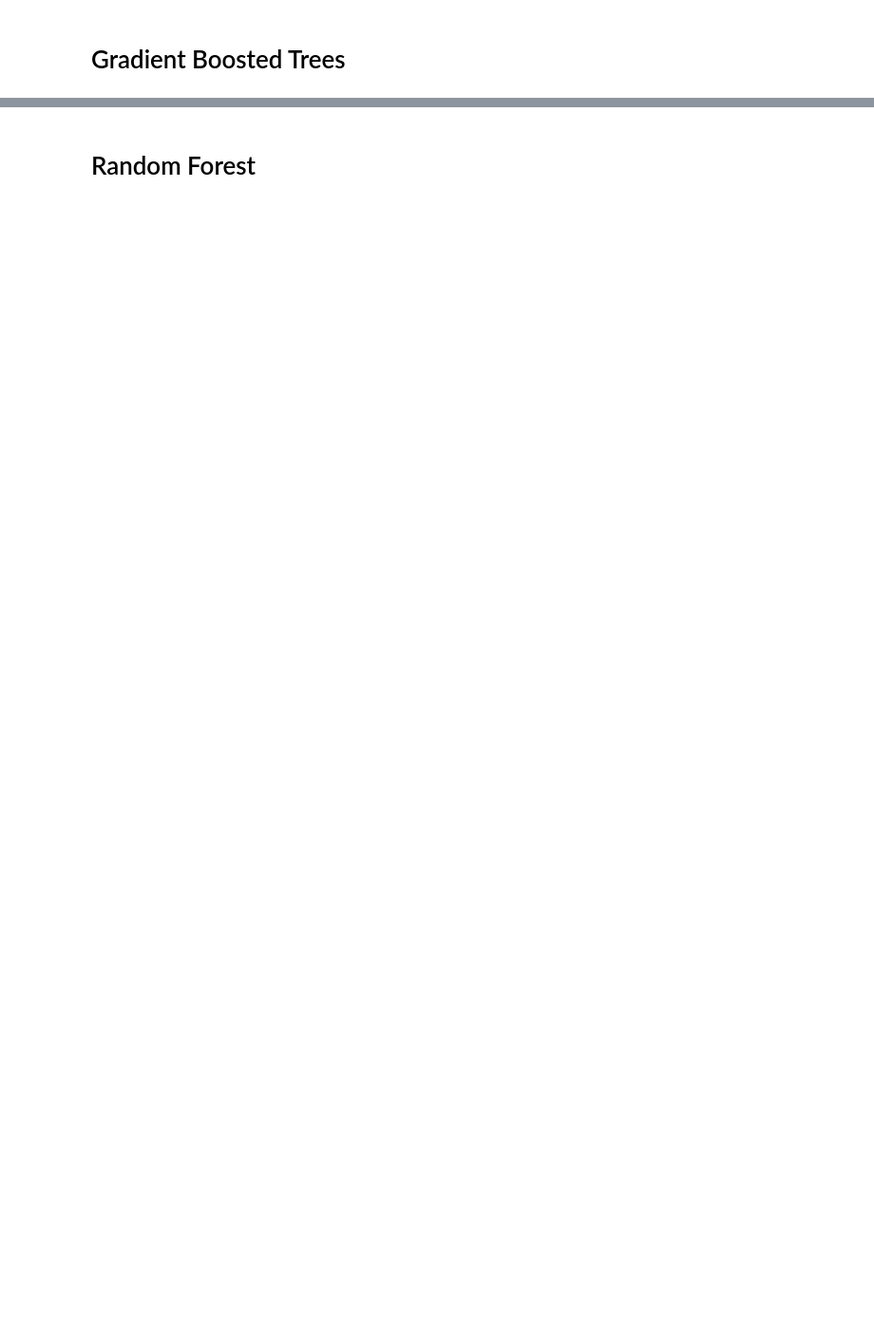
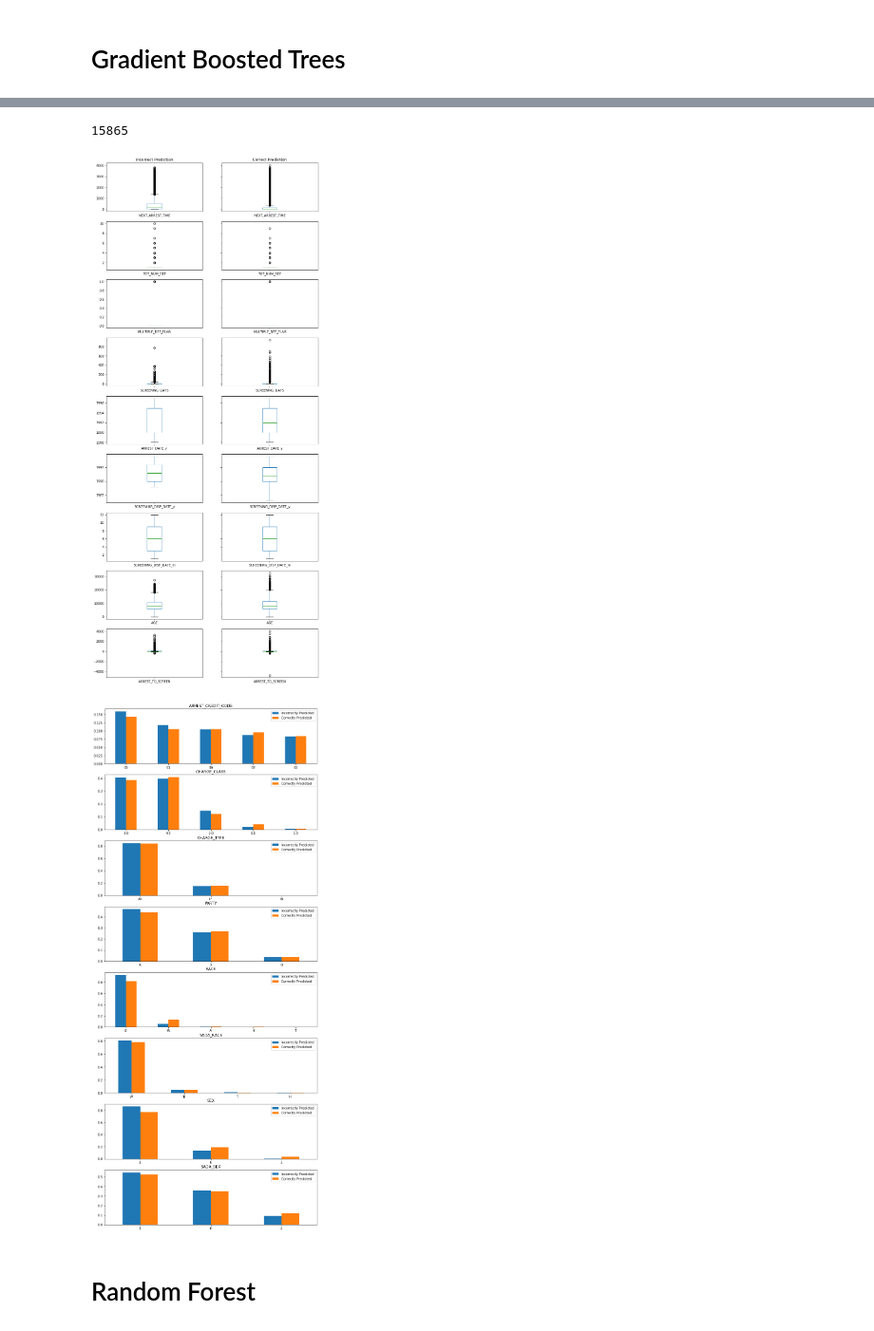
Before and after one commit to da1933/NODA, a Jupyter notebook: Modeling-Optimal.ipynb, the cells around one changed output, grey strips where cells are left out. Shown at 95% size. Saved outputs shown, nothing was run; the diff lists cells and outputs as text; code cells hidden in the pictures; blank space fills up the shorter version.

```diff
--- a/Modeling-Optimal.ipynb
+++ b/Modeling-Optimal.ipynb
@@ -74,0 +99,9 @@ array([[5761, 3021],
+# %%
+model_specs = pd.DataFrame(list(product(n_estimators, learning_rates, max_depths, min_samples_splits)),\
+             columns=['n_estimator', 'learning_rate', 'max_depth', 'min_samples_split'])
+
+model_specs['ModelID'] = range(1, len(model_specs)+1)
+
+model_specs['ModelID'] = 'Model' + model_specs['ModelID'].astype(str)
+
+model_specs.head()
@@ -74,0 +112,10 @@ array([[5761, 3021],
+# %%
+models = {}
+
+for i in range(len(model_specs)):
+    models[model_specs.iloc[i,:]['ModelID']] = \
+    GradientBoostingClassifier(n_estimators = int(model_specs.iloc[i,:]['n_estimator']),\
+                               learning_rate = float(model_specs.iloc[i,:]['learning_rate']),\
+                               max_depth = int(model_specs.iloc[i,:]['max_depth']),\
+                               min_samples_split = int(model_specs.iloc[i,:]['min_samples_split'])
+                              )
@@ -75,2 +174,29 @@ array([[5761, 3021],
+# %%
+len(models_predict_val['Model1'])
+# %% [output]
+15865
+# %%
+preds_to_analyze = models_predict_val['Model1']
+
+np.save('pred_val_2yr_gbt.npy', preds_to_analyze)
+
+numeric = ['NEXT_ARREST_TIME','CRIMINAL_FLAG','FINAL_DETENTION_FLAG','HABITUAL_OFFENDER_FLAG',\
+           'INITIAL_DETENTION_FLAG','JUVENILE_FLAG','TOT_NUM_DEF','MULTIPLE_DEF_FLAG','SCREENING_DAYS',\
+           'ARREST_DATE_y','SCREENING_DISP_DATE_y',\
+           'SCREENING_DISP_DATE_m', 'AGE', 'ARREST_TO_SCREEN']
+
+numeric_exc_binary = ['NEXT_ARREST_TIME','TOT_NUM_DEF','MULTIPLE_DEF_FLAG','SCREENING_DAYS',\
+           'ARREST_DATE_y','SCREENING_DISP_DATE_y',\
+           'SCREENING_DISP_DATE_m', 'AGE', 'ARREST_TO_SCREEN']
+
+categorical =['ARREST_CREDIT_CODE', 'CHARGE_CLASS', 'CHARGE_TYPE',\
+       'PARTY', 'RACE', 'SADA_RACE','SEX','SADA_SEX']
+
+val_error = ea.Error_Analysis('2_yr_gbt', 'data_val.csv', 'pred_val_2yr_gbt.npy')
+
+val_error.all_error_analysis(2, numeric_exc_binary, numeric, categorical)
+# %% [output]
+[figure, added]
+[figure, added]
 # %% [markdown]
 # Random Forest
```
Also changed, not shown: parts of 33 cells of this notebook.
